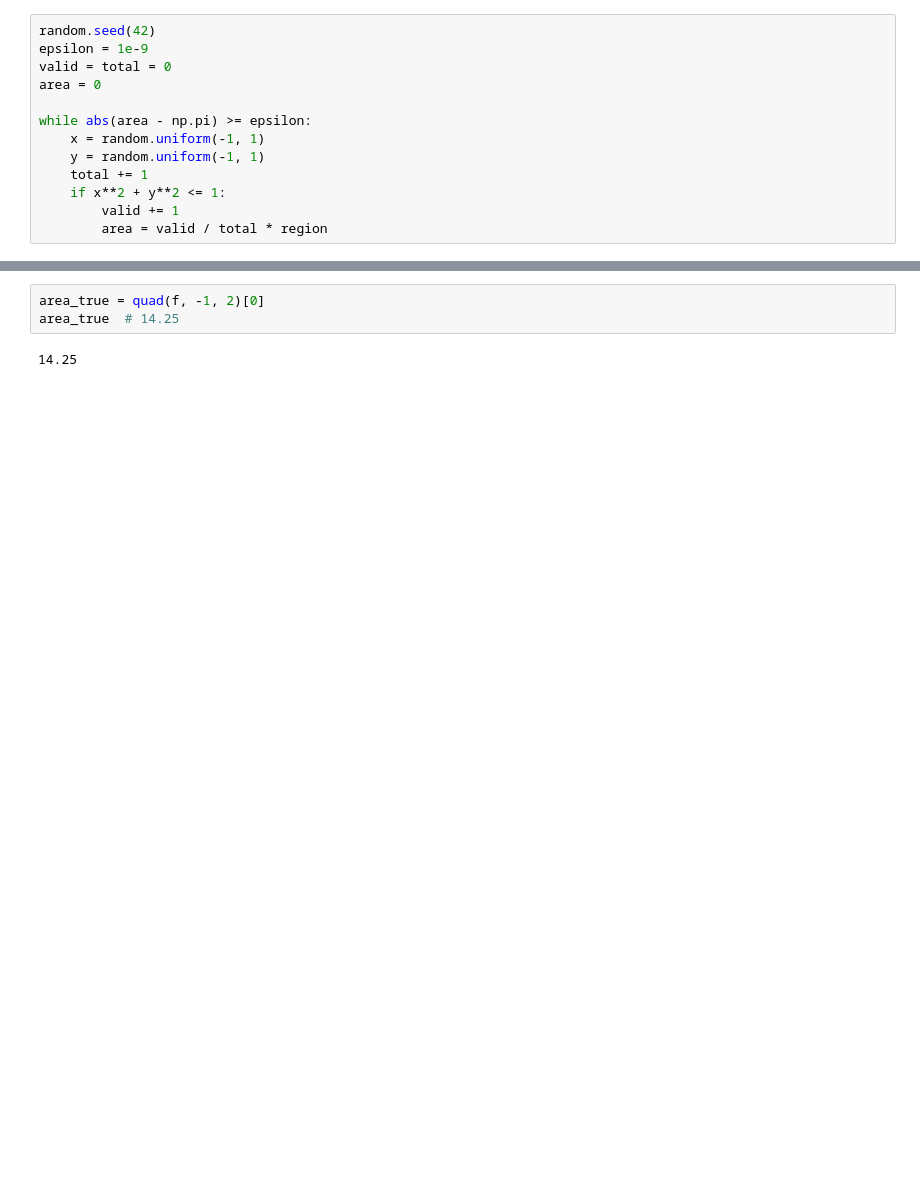
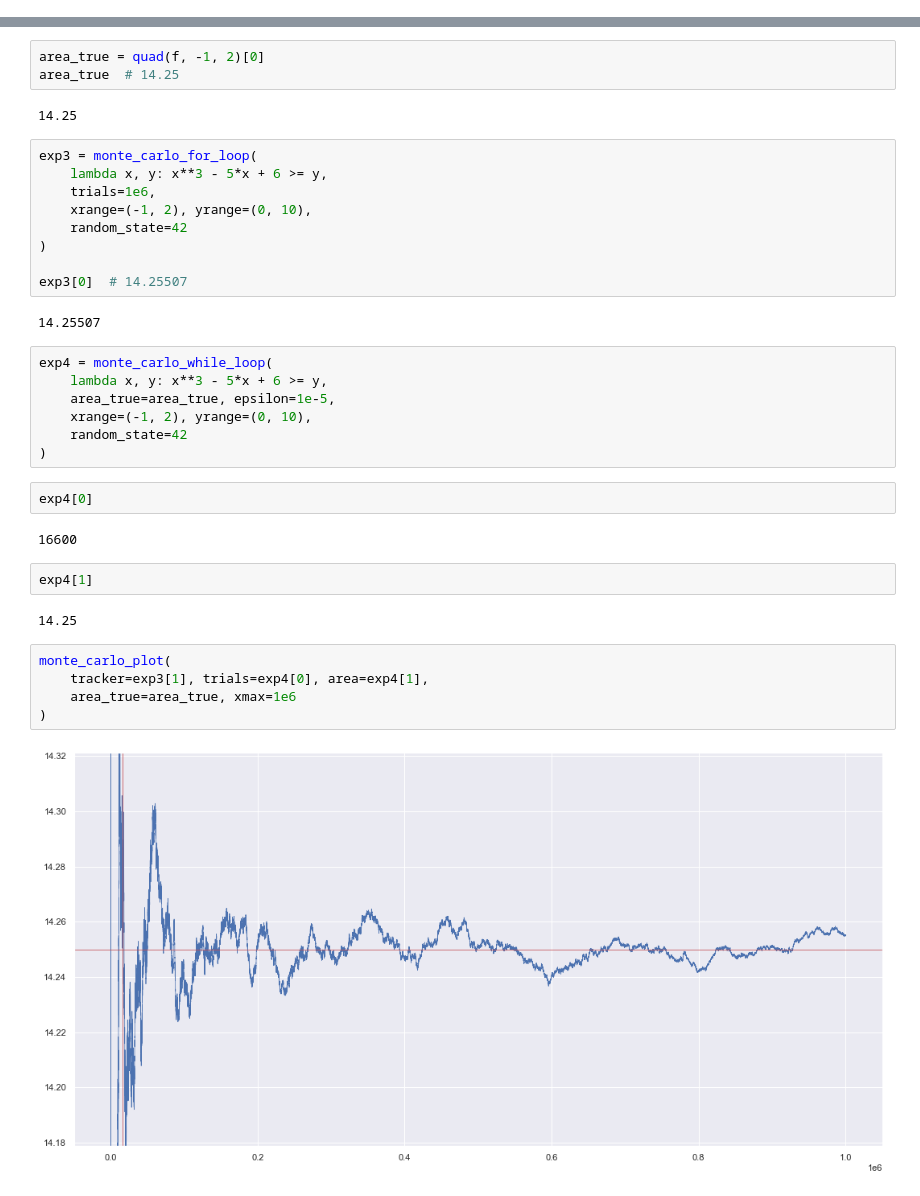
Before and after one commit to EvgenyMeredelin/appstat, a Jupyter notebook: appstat_03.ipynb, the cells around one changed output, grey strips where cells are left out. Drawn from its saved outputs; the diff is of its cells as text; blank space fills up the shorter version.

```diff
--- a/appstat_03.ipynb
+++ b/appstat_03.ipynb
@@ -46,16 +56,3 @@ delta  # 0.0013486535897930807
 0.0013486535897930807
 # %% [markdown]
 Примечательно, что при таком стохастическом подходе _"больше точек - точнее результат"_ не работает! Покажем это при том же __`seed`__. На этот раз будем бросать точки не заранее определенное число раз, а пока значение площади единичного круга не попадет в однумиллиардную окрестность табличного значения числа $\pi$.
-# %%
-random.seed(42)
-epsilon = 1e-9
-valid = total = 0
-area = 0
-
-while abs(area - np.pi) >= epsilon:
-    x = random.uniform(-1, 1)
-    y = random.uniform(-1, 1)
-    total += 1
-    if x**2 + y**2 <= 1:
-        valid += 1
-        area = valid / total * region
@@ -128,3 +160,36 @@ area_true = quad(f, -1, 2)[0]
 area_true  # 14.25
 # %% [output]
 14.25
+# %%
+exp3 = monte_carlo_for_loop(
+    lambda x, y: x**3 - 5*x + 6 >= y,
+    trials=1e6,
+    xrange=(-1, 2), yrange=(0, 10),
+    random_state=42
+)
+
+exp3[0]  # 14.25507
+# %% [output]
+14.25507
+# %%
+exp4 = monte_carlo_while_loop(
+    lambda x, y: x**3 - 5*x + 6 >= y,
+    area_true=area_true, epsilon=1e-5,
+    xrange=(-1, 2), yrange=(0, 10),
+    random_state=42
+)
+# %%
+exp4[0]
+# %% [output]
+16600
+# %%
+exp4[1]
+# %% [output]
+14.25
+# %%
+monte_carlo_plot(
+    tracker=exp3[1], trials=exp4[0], area=exp4[1],
+    area_true=area_true, xmax=1e6
+)
+# %% [output]
+[figure, added]
```
Also changed, not shown: parts of 24 cells of this notebook.
